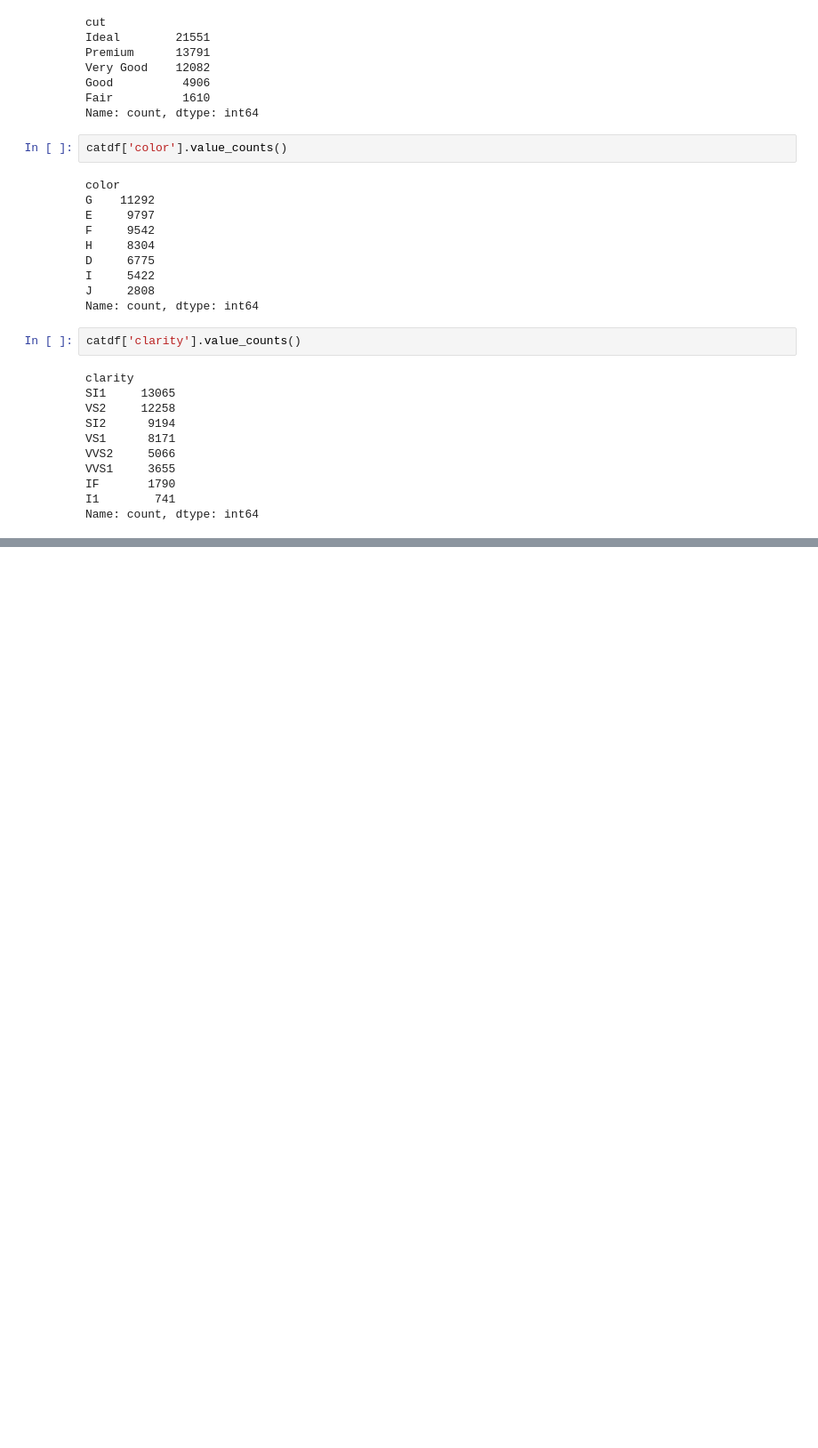
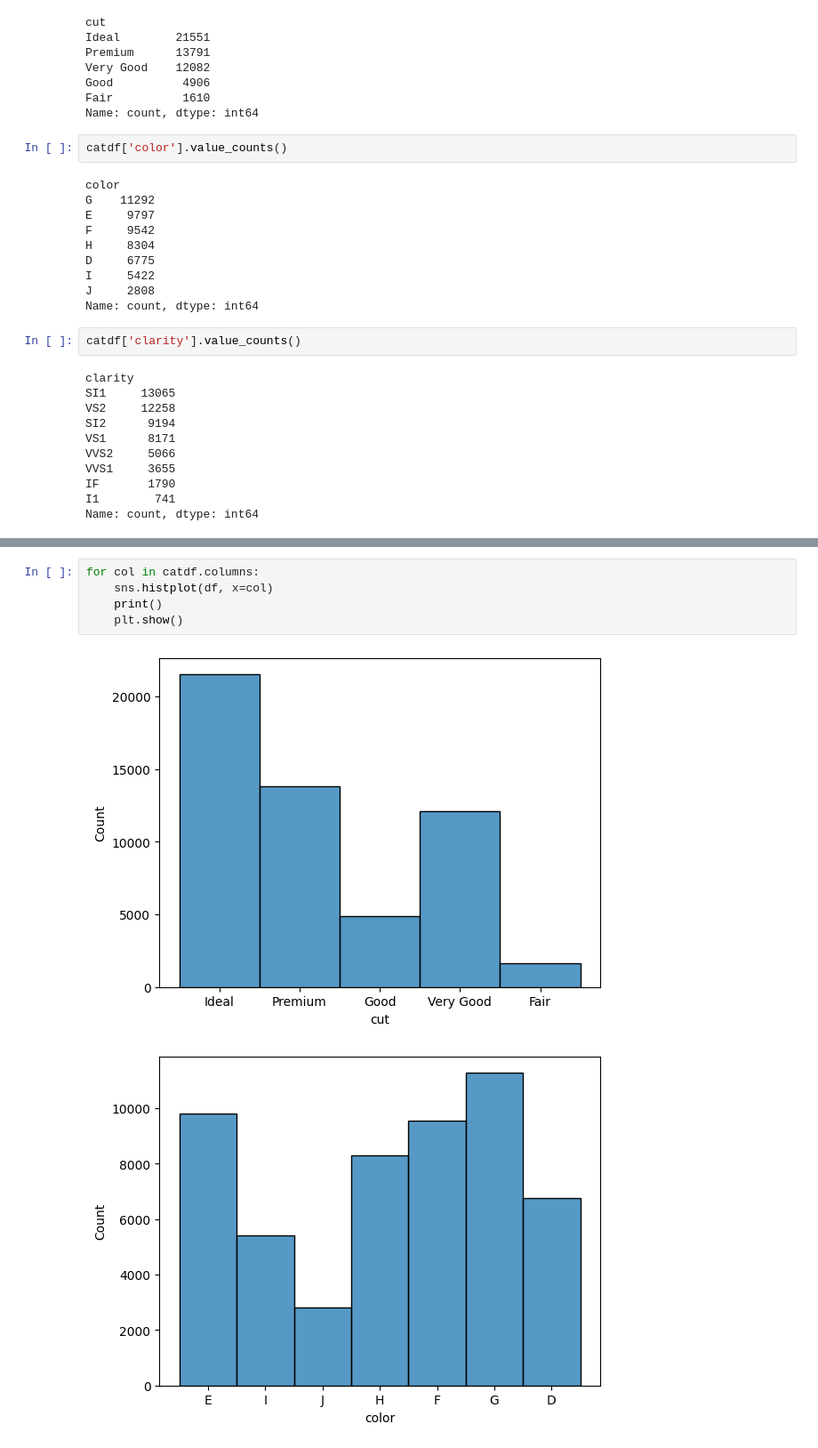
Before and after one commit to soodsid/Diamond-Price-Prediction, a Jupyter notebook: notebooks/research.ipynb, the cells around one changed output, grey strips where cells are left out. Shown at 89% size. Drawn from its saved outputs; the diff is of its cells as text; blank space fills up the shorter version.

```diff
--- a/notebooks/research.ipynb
+++ b/notebooks/research.ipynb
@@ -155,0 +190,8 @@ ValueError: Mime type rendering requires nbformat>=4.2.0 but it is not installed
+# %%
+for col in catdf.columns:
+    sns.histplot(df, x=col)
+    print()
+    plt.show()
+# %% [output]
+[figure, added]
+[figure, added]
```
Also changed, not shown: parts of 15 cells of this notebook.
